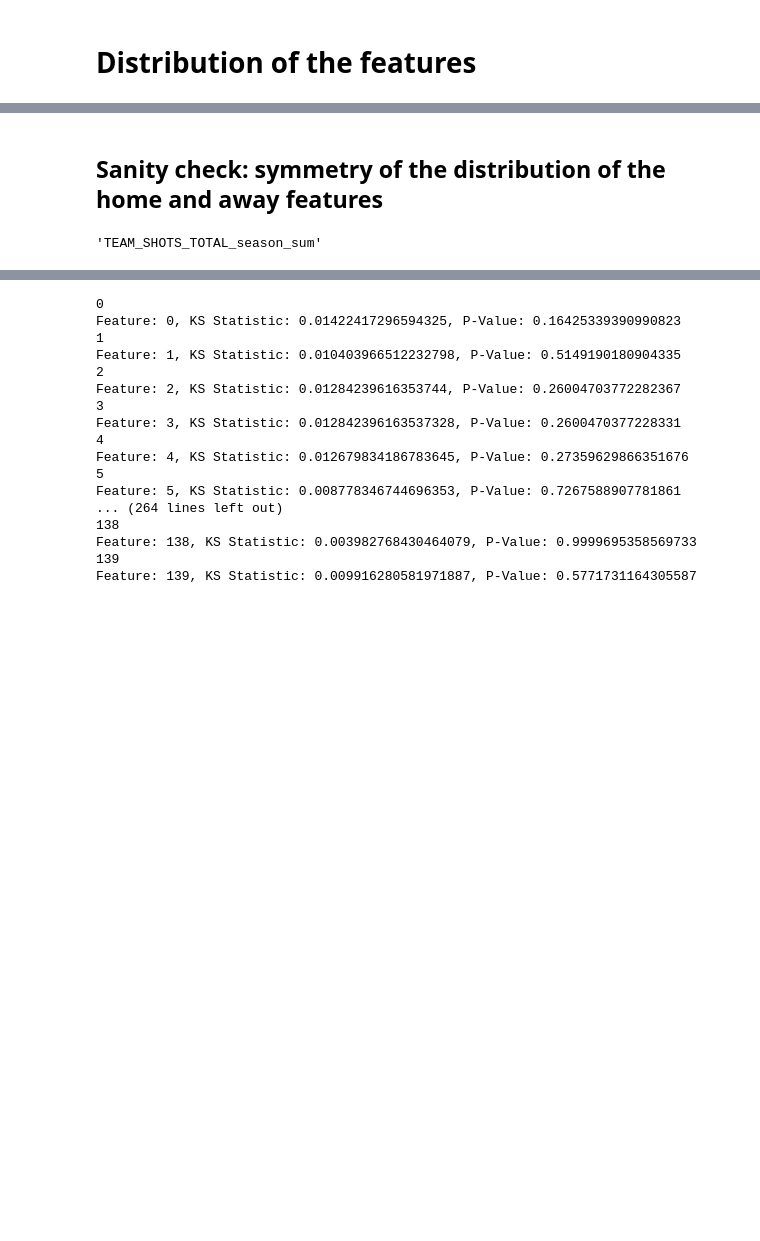
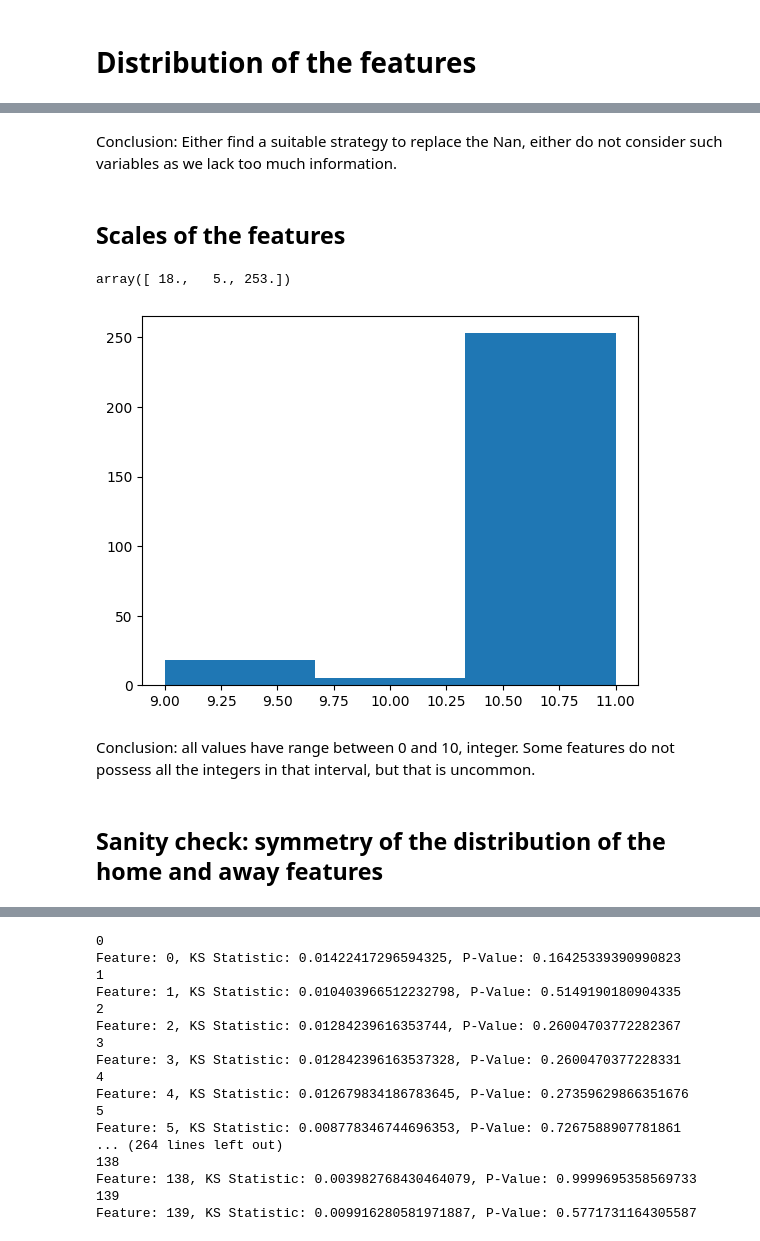
Before and after one commit to BenjaminisCoding/EnsChallenge, a Jupyter notebook: benchmark_and_extras/data_exploration.ipynb, the cells around one changed output, grey strips where cells are left out. Saved outputs shown, nothing was run; the diff lists cells and outputs as text; code cells hidden in the pictures; blank space fills up the shorter version.

```diff
--- a/benchmark_and_extras/data_exploration.ipynb
+++ b/benchmark_and_extras/data_exploration.ipynb
@@ -57,0 +110,2 @@ train_data.shape, test_data.shape ### same number of training data and testing d
+# %%
+features = features_test
@@ -60,7 +171,19 @@ train_data.shape, test_data.shape ### same number of training data and testing d
+# %% [markdown]
+Conclusion: Either find a suitable strategy to replace the Nan, either do not consider such variables as we lack too much information.
+# %% [markdown]
+## Scales of the features
+# %%
+unique_values = []
+for feature in features:
+    unique_values.append(np.unique(train_data[feature][~np.isnan(train_data[feature])]).shape[0])
+# %%
+count = plt.hist(unique_values, bins = np.unique(unique_values).shape[0])
+count[0]
+# %% [output]
+array([ 18.,   5., 253.])
+[figure, added]
+# %% [markdown]
+Conclusion: all values have range between 0 and 10, integer. Some features do not possess all the integers in that interval, but that is uncommon.
 # %% [markdown]
 ## Sanity check: symmetry of the distribution of the home and away features
-# %%
-features_home[0][5:]
-# %% [output]
-'TEAM_SHOTS_TOTAL_season_sum'
 # %%
```
Also changed, not shown: parts of 58 cells of this notebook, 2 other files.
